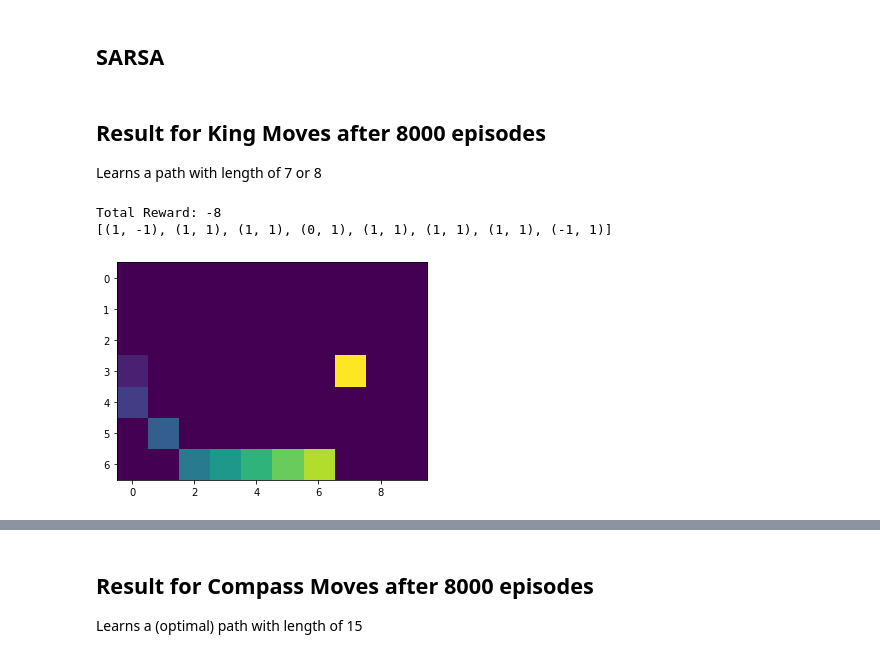
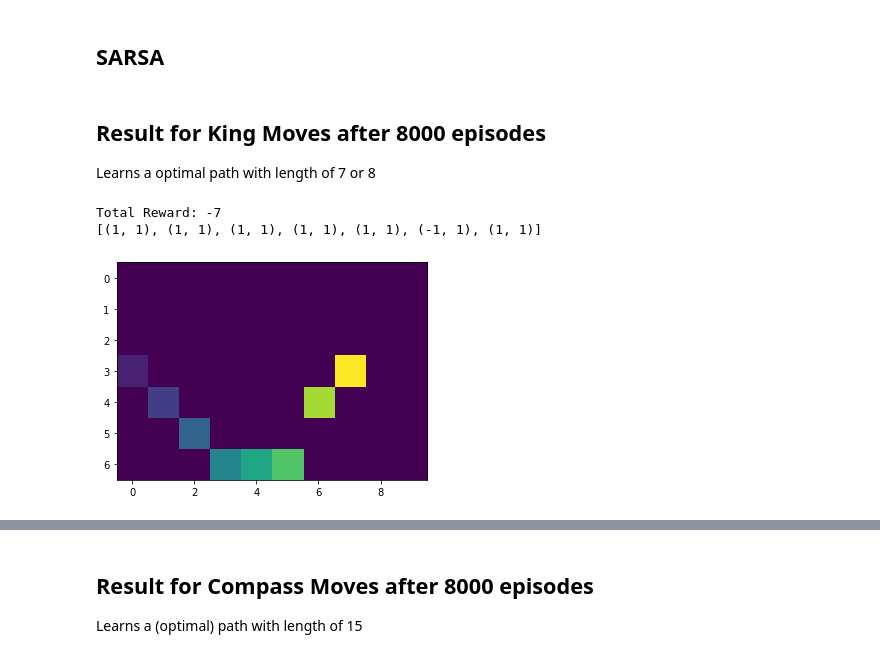
Before and after one commit to MaraTomasek/ML-Notebooks, a Jupyter notebook: Reinforcement_Learning/SARSA.ipynb, the cells around one changed output, grey strips where cells are left out. Drawn from its saved outputs; the diff is of its cells as text; code cells hidden in the pictures.

```diff
--- a/Reinforcement_Learning/SARSA.ipynb
+++ b/Reinforcement_Learning/SARSA.ipynb
@@ -224,6 +221,7 @@ def sarsa(grid, episodes, alpha=0.1, epsilon=0.3, gamma=1):
     Q              = np.random.rand(grid.shapex, grid.shapey, possible_moves)
     Q              = set_illegal_moves_to_ninf(grid, Q)
     Q[grid.goal]   = 0 # Goal has to be zero
+    steps_taken    = np.zeros(episodes)
 
     # --- Episode Loop
     for episode in range(episodes):
@@ -242,8 +240,9 @@ def sarsa(grid, episodes, alpha=0.1, epsilon=0.3, gamma=1):
 
             S       = Sn
             A       = An
+            steps_taken[episode] += 1
 
-    return Q
+    return Q, steps_taken
 # %%
 def trace(grid, Q):
     '''
@@ -271,15 +270,15 @@ def trace(grid, Q):
     return path
 # %% [markdown]
 ## Result for King Moves after 8000 episodes
-Learns a path with length of 7 or 8
+Learns a optimal path with length of 7 or 8
 # %%
 setup(king_moves, stochastic=False)
-Q_k  = sarsa(grid, 8000)
-path = trace(grid, Q_k)
+Q_k, s = sarsa(grid, 8000)
+path   = trace(grid, Q_k)
 grid.show_path(path)
 print(f"Total Reward: {-len(path)}")
 print(path)
 # %% [output]
-Total Reward: -8
-[(1, -1), (1, 1), (1, 1), (0, 1), (1, 1), (1, 1), (1, 1), (-1, 1)]
+Total Reward: -7
+[(1, 1), (1, 1), (1, 1), (1, 1), (1, 1), (-1, 1), (1, 1)]
-[figure, old version]
+[figure, new version]
```
Also changed, not shown: parts of 6 cells of this notebook.
